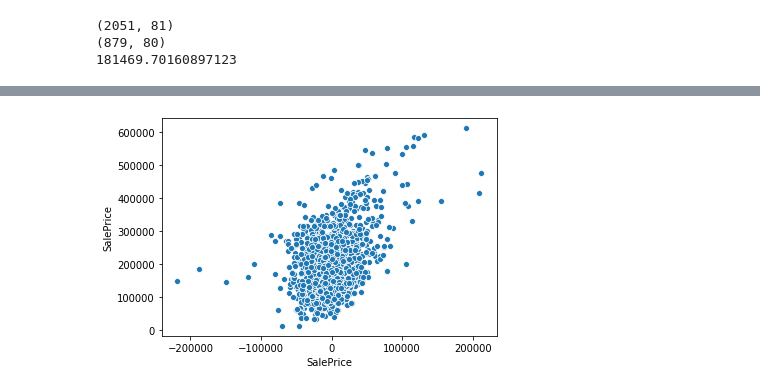
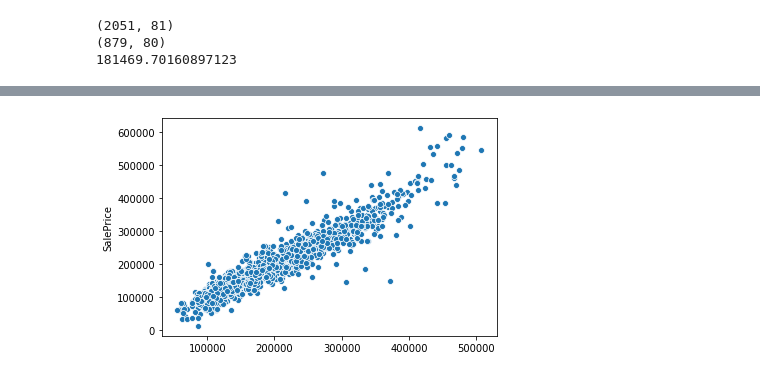
Before and after one commit to pwalesdi/Ames_Housing_Data, a Jupyter notebook: Project_2_Updated.ipynb, the cells around one changed output, grey strips where cells are left out. Drawn from its saved outputs; the diff is of its cells as text; code cells hidden in the pictures.

```diff
--- a/Project_2_Updated.ipynb
+++ b/Project_2_Updated.ipynb
@@ -594,7 +598,7 @@ tested_col = [
     'GLA_OQ',
     '1st Flr SF',
     'rich_hood',
-    'garage',
+#     'garage',
 #     'Yr Sold',
     'Year Remod/Add',
     'Area_rhood',
@@ -602,42 +606,42 @@ tested_col = [
     'EX_Q',
 #     'GarageT',
 #     'HEAT',
-#     'BasQual',
+    'BasQual',
 #     'FOUND',
-#     'ZONE',
+    'ZONE',
 #     'Style',
-    'home_age',
-##     'base_1st',
-###  'quality_year',
-###   'Quality_sq,',
+#     'home_age',
+    'base_1st',
+#   'Quality_sq',
     'GLA_SQ',
     'GLA_Bath',
 #     'Quality_rhood',
-###     'qual_neig',
+# ##    'qual_neig',
     'Qual*GLA*Lot',
     'Qual_Gar',
     'Qual_Liv_Gar',
     'garage_area_cars',
-###     'Yr_brm',
-    'EXTQUAL_GLA',
-    'GLA_Garage',
-#     'Roof_Sty',
-    'EXTerior',
+#     'Yr_brm',
+#     'EXTQUAL_GLA',
+#     'GLA_Garage',
+#     'quality_age',
+##     'Roof_Sty',
+#     'EXTerior',
 #     'EXTcond',
     'MS SubClass',
-    'MS Zoning',
+#     'MS Zoning',
 #   'Street',
-#   'Alley',
-#   'Land Contour',
+##  'Alley',
+  'Land Contour',
 #   'Lot Config',
 #   'Neighborhood',
-#   'Condition 1',
+  'Condition 1',
 #   'Condition 2',
 #   'Bldg Type',
 #   'House Style',
 #   'Exter Cond',
 #   'Heating',
-#   'Exterior 1st',
+#   'Exterior 1st',???
 #   'Roof Style'
 
 
@@ -810,9 +816,12 @@ new_test.head()
 # # Fit model using best ridge alpha!
 # ridge_model = ridge_model.fit(poly_train, y)
 # %%
-ax = sns.scatterplot(x=resids_lasso, y=y, palette='husl');
+ax = sns.scatterplot(x=lasso_pred, y=y, palette='husl', ci=95);
+
+# # ax = sns.lmplot(x="Pred_Price", y="SalePrice", data=new_train, x_estimator=np.mean);
+# new_train.columns
 # %% [output]
-[figure, old version]
+[figure, new version]
 # %%
 ss = StandardScaler()
 X_sc = ss.fit_transform(new_train)
```
Also changed, not shown: parts of 10 cells of this notebook, 27 other files.
